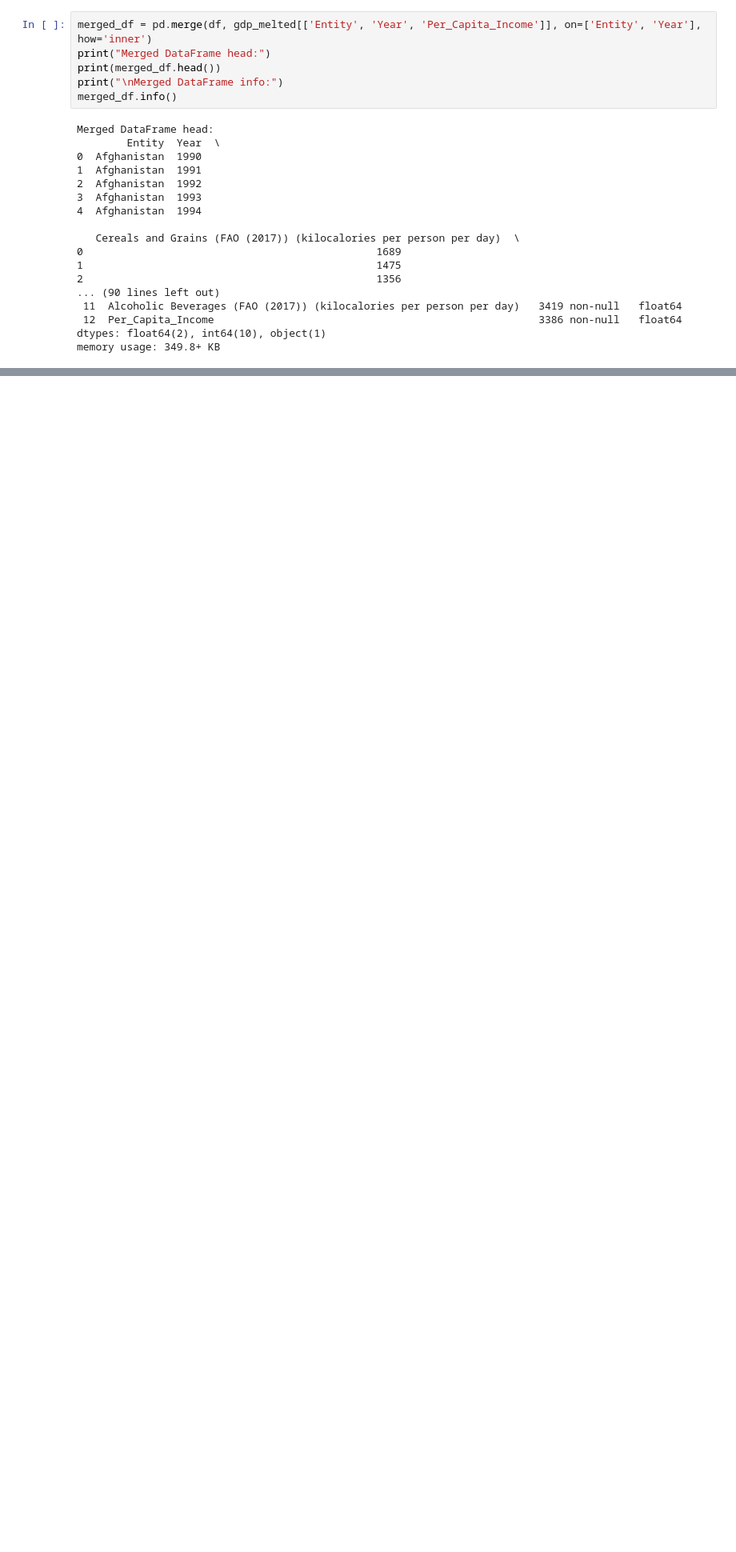
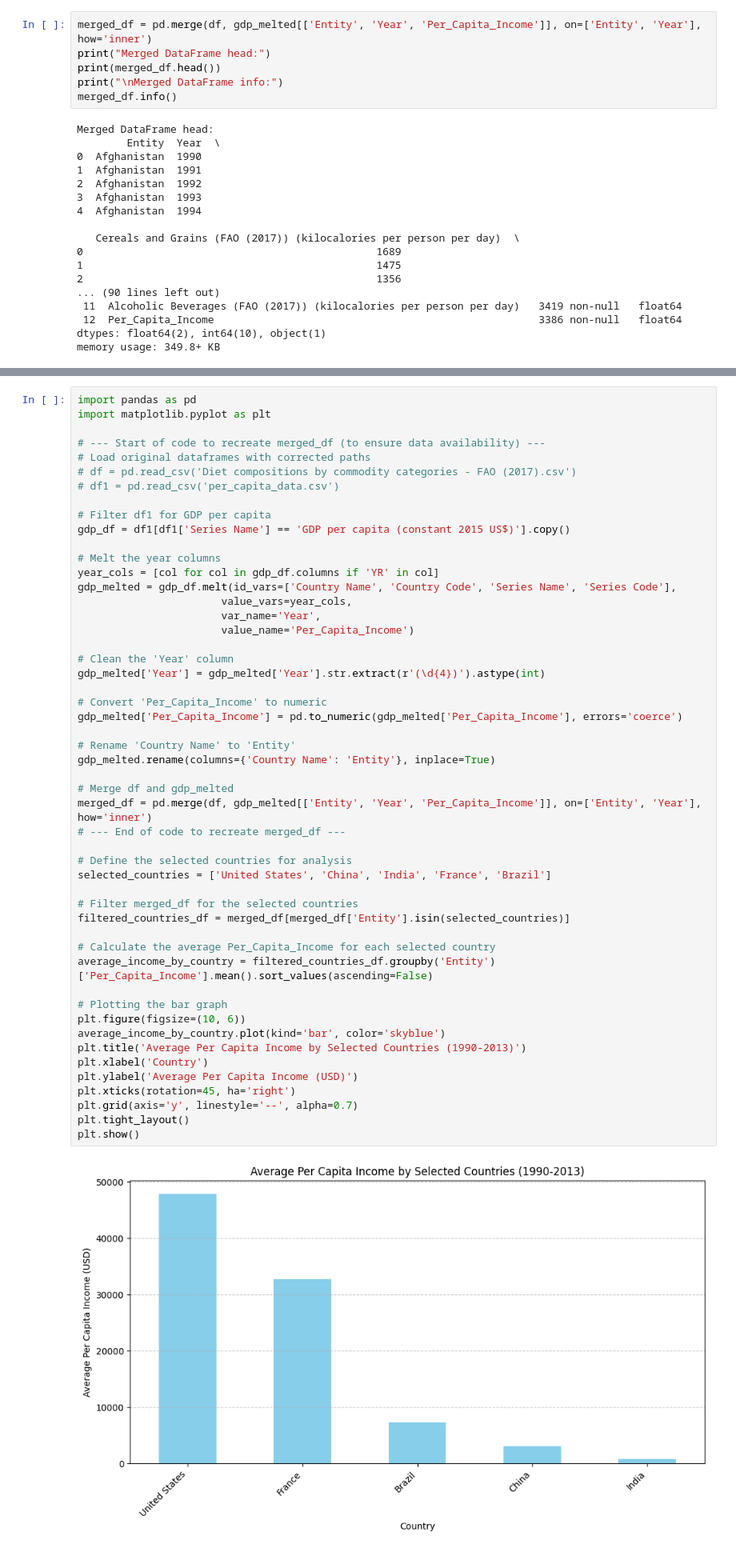
Before and after one commit to yashiigupta/Nutrition-and-Obesity-Trends, a Jupyter notebook: notebooks/diet_percapita_trends.ipynb, the cells around one changed output, grey strips where cells are left out. Shown at 80% size. Drawn from its saved outputs; the diff is of its cells as text; blank space fills up the shorter version.

```diff
--- a/notebooks/diet_percapita_trends.ipynb
+++ b/notebooks/diet_percapita_trends.ipynb
@@ -248,0 +395,53 @@ Matplotlib is building the font cache; this may take a moment.
+# %%
+import pandas as pd
+import matplotlib.pyplot as plt
+
+# --- Start of code to recreate merged_df (to ensure data availability) ---
+# Load original dataframes with corrected paths
+# df = pd.read_csv('Diet compositions by commodity categories - FAO (2017).csv')
+# df1 = pd.read_csv('per_capita_data.csv')
+
+# Filter df1 for GDP per capita
+gdp_df = df1[df1['Series Name'] == 'GDP per capita (constant 2015 US$)'].copy()
+
+# Melt the year columns
+year_cols = [col for col in gdp_df.columns if 'YR' in col]
+gdp_melted = gdp_df.melt(id_vars=['Country Name', 'Country Code', 'Series Name', 'Series Code'],
+                       value_vars=year_cols,
+                       var_name='Year',
+                       value_name='Per_Capita_Income')
+
+# Clean the 'Year' column
+gdp_melted['Year'] = gdp_melted['Year'].str.extract(r'(\d{4})').astype(int)
+
+# Convert 'Per_Capita_Income' to numeric
+gdp_melted['Per_Capita_Income'] = pd.to_numeric(gdp_melted['Per_Capita_Income'], errors='coerce')
+
+# Rename 'Country Name' to 'Entity'
+gdp_melted.rename(columns={'Country Name': 'Entity'}, inplace=True)
+
+# Merge df and gdp_melted
+merged_df = pd.merge(df, gdp_melted[['Entity', 'Year', 'Per_Capita_Income']], on=['Entity', 'Year'], how='inner')
+# --- End of code to recreate merged_df ---
+
+# Define the selected countries for analysis
+selected_countries = ['United States', 'China', 'India', 'France', 'Brazil']
+
+# Filter merged_df for the selected countries
+filtered_countries_df = merged_df[merged_df['Entity'].isin(selected_countries)]
+
+# Calculate the average Per_Capita_Income for each selected country
+average_income_by_country = filtered_countries_df.groupby('Entity')['Per_Capita_Income'].mean().sort_values(ascending=False)
+
+# Plotting the bar graph
+plt.figure(figsize=(10, 6))
+average_income_by_country.plot(kind='bar', color='skyblue')
+plt.title('Average Per Capita Income by Selected Countries (1990-2013)')
+plt.xlabel('Country')
+plt.ylabel('Average Per Capita Income (USD)')
+plt.xticks(rotation=45, ha='right')
+plt.grid(axis='y', linestyle='--', alpha=0.7)
+plt.tight_layout()
+plt.show()
+# %% [output]
+[figure, added]
```
Also changed, not shown: parts of 3 cells of this notebook.
